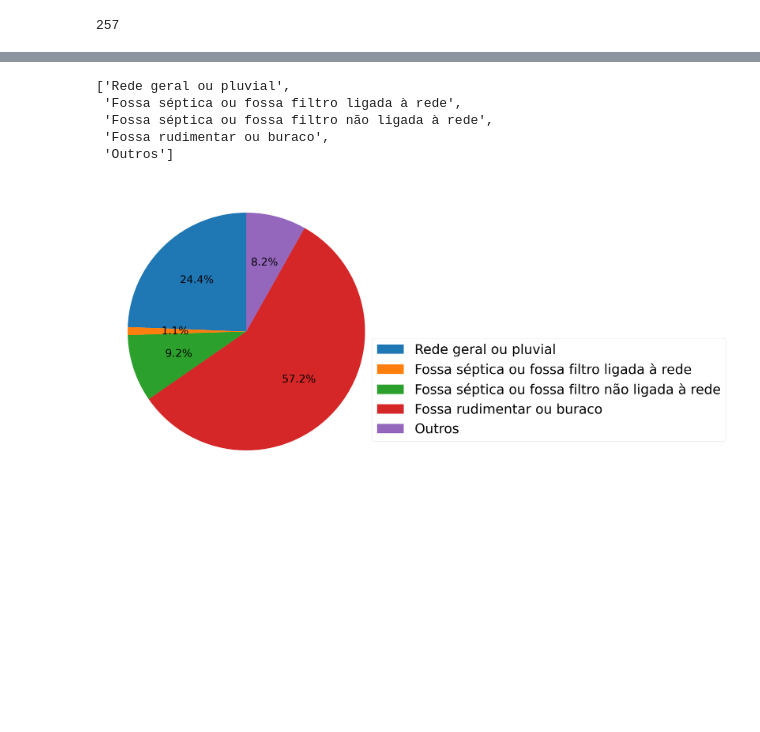
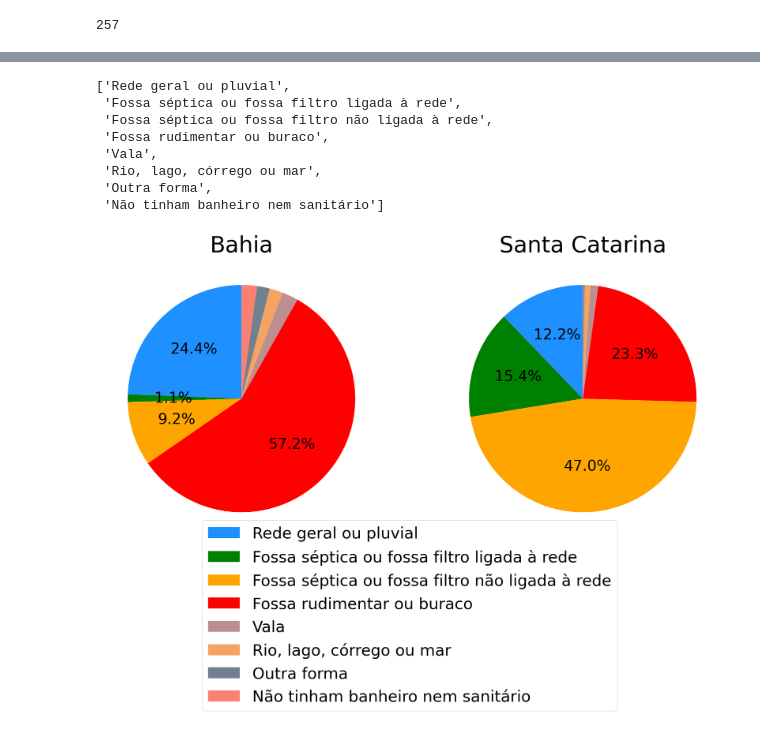
Before and after one commit to vitoria20241/gesad, a Jupyter notebook: Arquivos/SIDRA_BA.ipynb, the cells around one changed output, grey strips where cells are left out. Cells and saved outputs as stored; diff of their text form; code cells hidden in the pictures; blank space fills up the shorter version.

```diff
--- a/Arquivos/SIDRA_BA.ipynb
+++ b/Arquivos/SIDRA_BA.ipynb
@@ -43,13 +51 @@ df
 257 rows × 12 columns
-# %%
-# String para float
-categorias = df.columns.tolist()
-categorias.pop(1)
-
-for i in range(len(categorias)):
-    if categorias[i] in df.columns.tolist():
-        df[categorias[i]] = df[categorias[i]].astype(float)
-
-# Nova coluna
-df['Outros'] = df['Vala']+df['Rio, lago, córrego ou mar']+df['Outra forma']+df['Não tinham banheiro nem sanitário']
-df
@@ -70,26 +52,44 @@ df
 # %%
 # Escolher rótulos do gráfico
-categorias = categorias[3:7]
-categorias.append('Outros')
+categorias = categorias[3::]
 categorias
 # %% [output]
 ['Rede geral ou pluvial',
  'Fossa séptica ou fossa filtro ligada à rede',
  'Fossa séptica ou fossa filtro não ligada à rede',
  'Fossa rudimentar ou buraco',
- 'Outros']
+ 'Vala',
+ 'Rio, lago, córrego ou mar',
+ 'Outra forma',
+ 'Não tinham banheiro nem sanitário']
 # %%
 # Gráfico de pizza dos municípios que têm até 20 mil hab
-valores = []
+dadosSC = [70603.0, 89221.0, 272222.0, 134956.0, 6329.0, 4712.0, 1093.0, 457.0] # obtidos previamente da mesma maneira
+dadosBA = []
 for i in range(len(categorias)):
-    valores.append(df[categorias[i]].sum())
+    dadosBA.append(df[categorias[i]].sum())
+colors=['dodgerblue', 'green', 'orange', 'red', 'rosybrown', 'sandybrown', 'slategrey', 'salmon']
 
-plt.figure(figsize=(20,20))
-plt.pie(valores, autopct='%1.1f%%', startangle=90)
-plt.setp(plt.gca().texts, fontsize=40)
-plt.legend(categorias, fontsize=50, bbox_to_anchor=(0.9, 0.5))
+fig,ax = plt.subplots(1, 2, figsize=(25,25))
+ax[0].pie(dadosBA,
+          colors=colors,
+          autopct=lambda pct: f'{pct:.1f}%' if pct < 1.2 or pct > 3 else '',
+          pctdistance=0.6,
+          startangle=90,
+          textprops={'fontsize': 33})
 
-plt.savefig('BA.png', bbox_inches='tight')
+ax[1].pie(dadosSC,
+          colors=colors,
+          autopct=lambda pct: f'{pct:.1f}%' if pct > 3 else '',
+          pctdistance=0.6,
+          startangle=90,
+          textprops={'fontsize': 33})
+
+ax[0].set_title('Bahia', fontsize=50)
+ax[1].set_title('Santa Catarina', fontsize=50)
+plt.legend(categorias, fontsize=35, bbox_to_anchor=(0.65, 0.1))
+
+#plt.savefig('grafico.png', bbox_inches='tight')
 plt.show()
 # %% [output]
-[figure, old version]
+[figure, new version]
```
Also changed, not shown: parts of 2 cells of this notebook.
